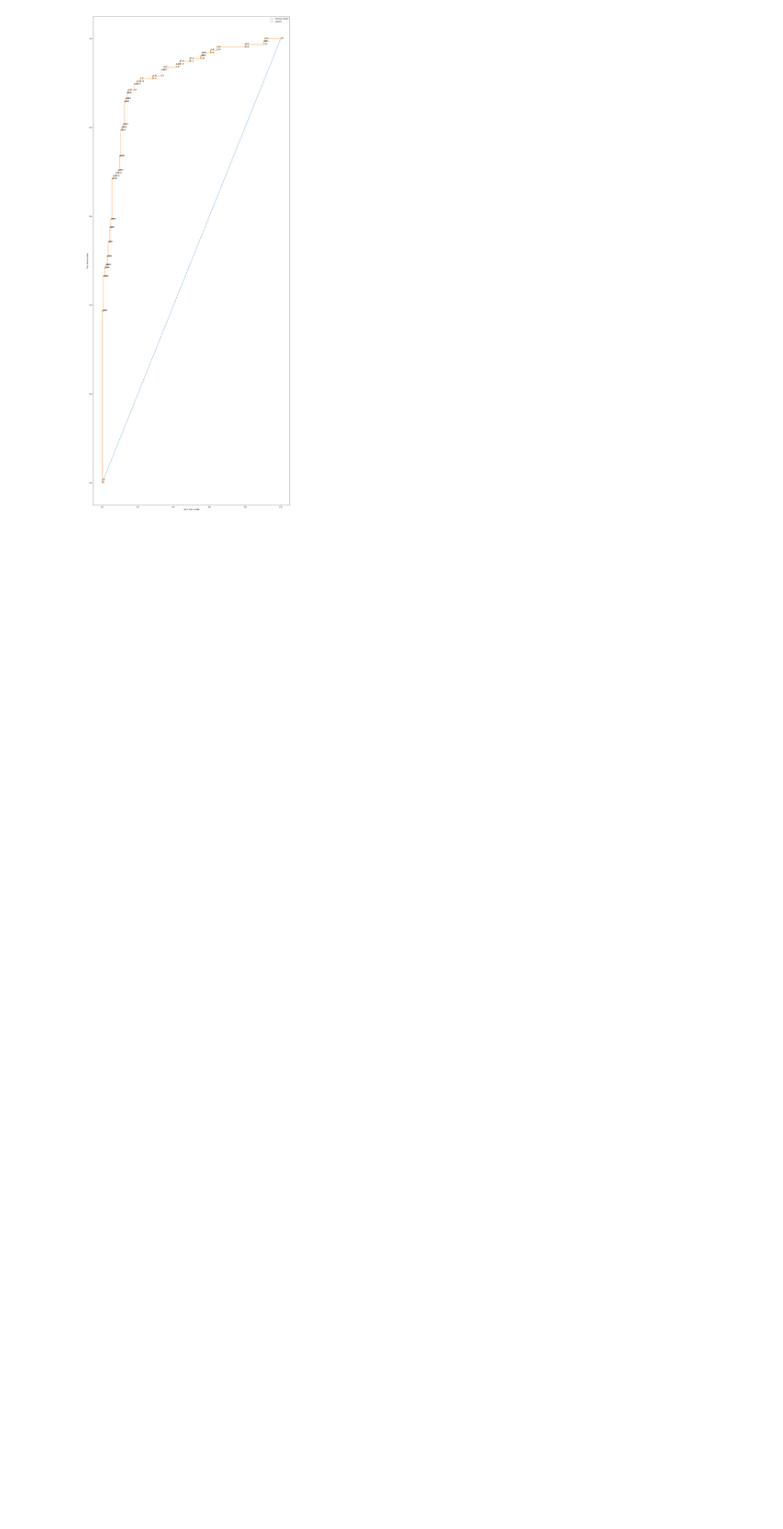
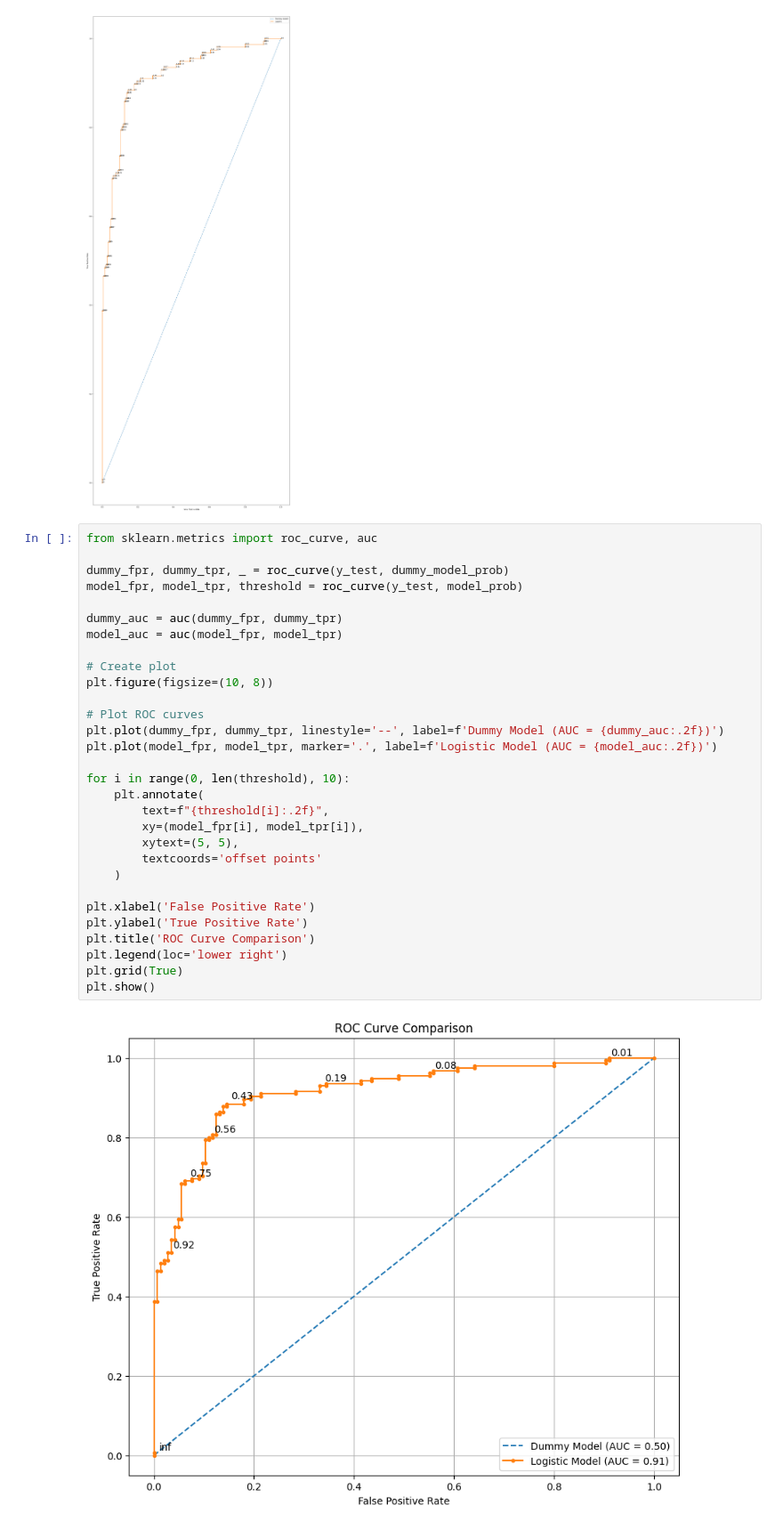
Before and after one commit to udityamerit/Complete-Machine-Learning-For-Beginners, a Jupyter notebook: 11-Complete Logistic Regression/11.4-Logistic_Regression_with_ROC_and_AUC.ipynb, the cells around one changed output. Shown: that part at 89% size. Cells and saved outputs as stored; diff of their text form; blank space fills up the shorter version.

```diff
--- a/11-Complete Logistic Regression/11.4-Logistic_Regression_with_ROC_and_AUC.ipynb
+++ b/11-Complete Logistic Regression/11.4-Logistic_Regression_with_ROC_and_AUC.ipynb
@@ -107,3 +109,35 @@ ax.legend()
 plt.show()
 # %% [output]
 [figure]
+# %%
+from sklearn.metrics import roc_curve, auc
+
+dummy_fpr, dummy_tpr, _ = roc_curve(y_test, dummy_model_prob)
+model_fpr, model_tpr, threshold = roc_curve(y_test, model_prob)
+
+dummy_auc = auc(dummy_fpr, dummy_tpr)
+model_auc = auc(model_fpr, model_tpr)
+
+# Create plot
+plt.figure(figsize=(10, 8))
+
+# Plot ROC curves
+plt.plot(dummy_fpr, dummy_tpr, linestyle='--', label=f'Dummy Model (AUC = {dummy_auc:.2f})')
+plt.plot(model_fpr, model_tpr, marker='.', label=f'Logistic Model (AUC = {model_auc:.2f})')
+
+for i in range(0, len(threshold), 10):
+    plt.annotate(
+        text=f"{threshold[i]:.2f}",
+        xy=(model_fpr[i], model_tpr[i]),
+        xytext=(5, 5),
+        textcoords='offset points'
+    )
+
+plt.xlabel('False Positive Rate')
+plt.ylabel('True Positive Rate')
+plt.title('ROC Curve Comparison')
+plt.legend(loc='lower right')
+plt.grid(True)
+plt.show()
+# %% [output]
+[figure, added]
```
Also changed, not shown: parts of 1 cell of this notebook.
